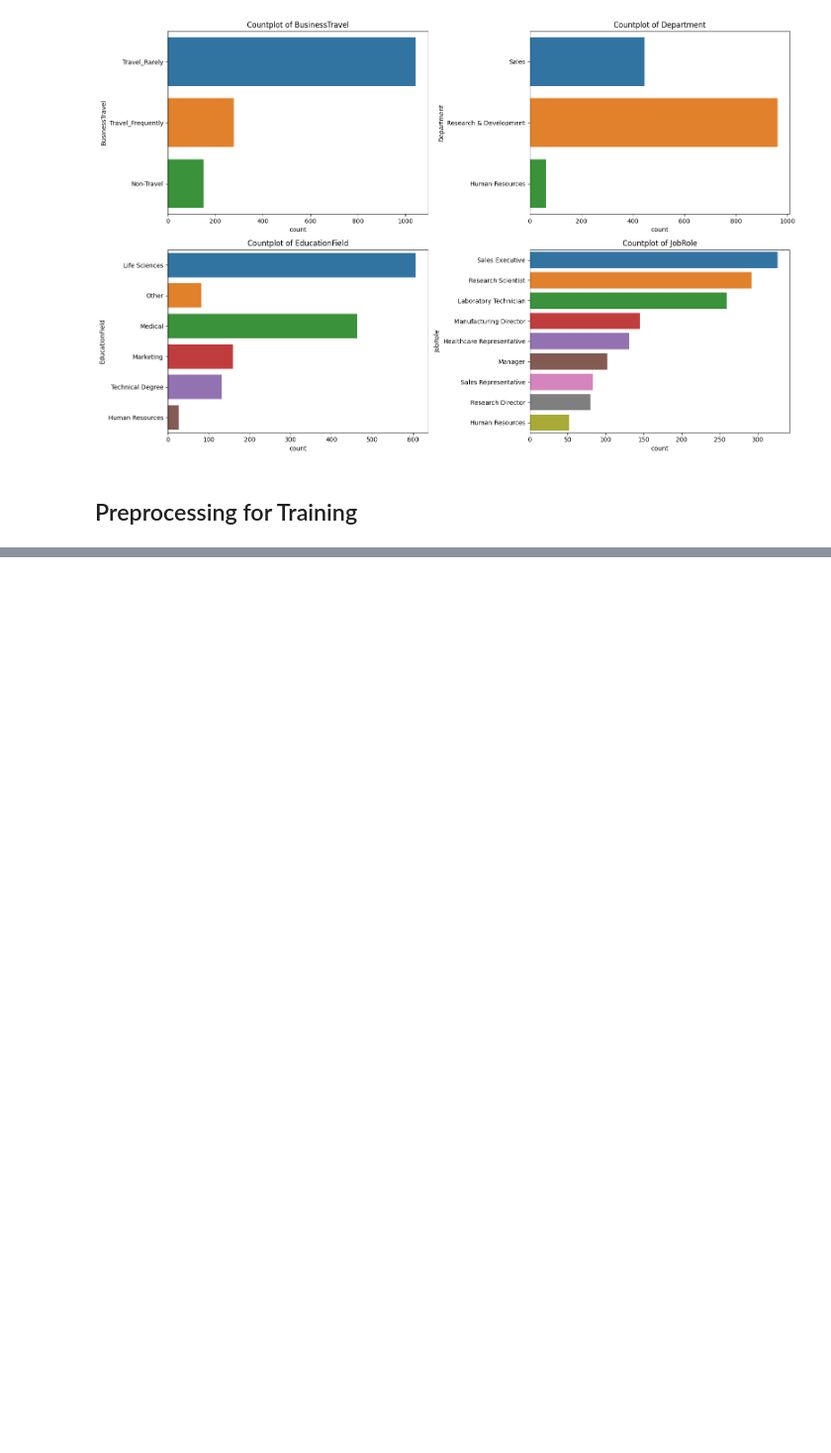
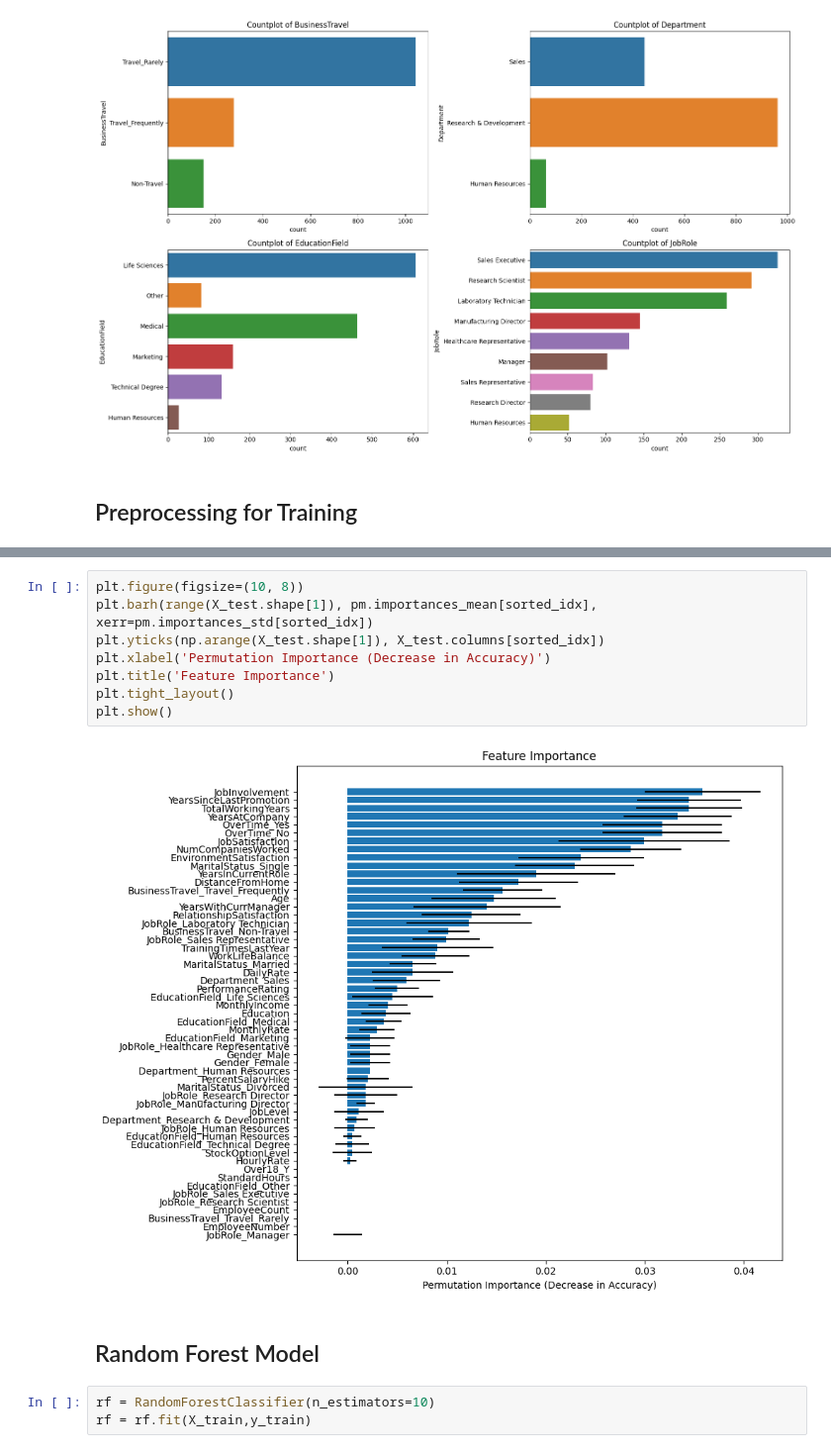
Before and after one commit to korayyildirim/DataAnalysisProjects, a Jupyter notebook: employeeAttrition.ipynb, the cells around one changed output, grey strips where cells are left out. Shown: that part at 99% size. Drawn from its saved outputs; the diff is of its cells as text; blank space fills up the shorter version.

```diff
--- a/employeeAttrition.ipynb
+++ b/employeeAttrition.ipynb
@@ -123,0 +279,15 @@ plt.show()
+# %%
+plt.figure(figsize=(10, 8))
+plt.barh(range(X_test.shape[1]), pm.importances_mean[sorted_idx], xerr=pm.importances_std[sorted_idx])
+plt.yticks(np.arange(X_test.shape[1]), X_test.columns[sorted_idx])
+plt.xlabel('Permutation Importance (Decrease in Accuracy)')
+plt.title('Feature Importance')
+plt.tight_layout()
+plt.show()
+# %% [output]
+[figure, added]
+# %% [markdown]
+## Random Forest Model
+# %%
+rf = RandomForestClassifier(n_estimators=10)
+rf = rf.fit(X_train,y_train)
```
Also changed, not shown: parts of 29 cells of this notebook.
